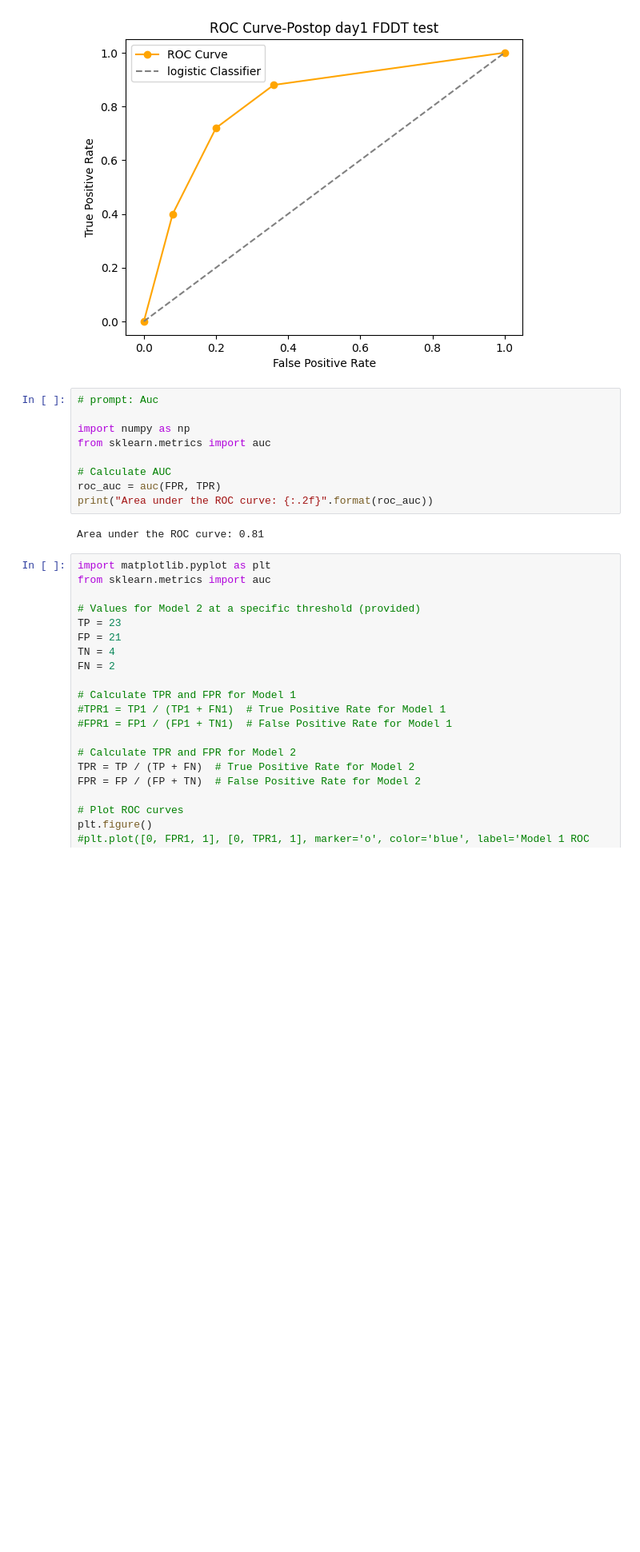
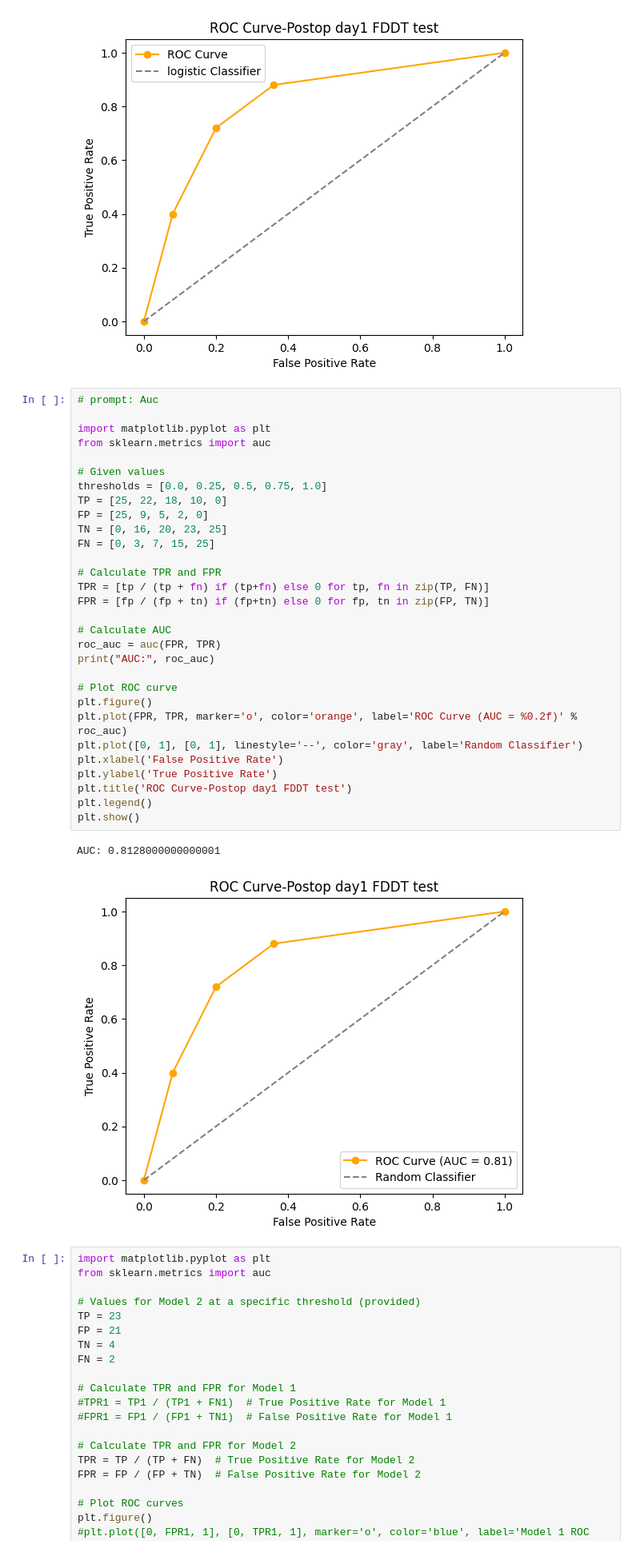
Before and after one commit to drskprabhakar/AI-ML-DL-colab-notebooks-coding-models, a Jupyter notebook: FDDT_roc_curve_1day_1_month_3month.ipynb, the cells around one changed output. Shown at 80% size. Cells and saved outputs as stored; diff of their text form; blank space fills up the shorter version.

```diff
--- a/FDDT_roc_curve_1day_1_month_3month.ipynb
+++ b/FDDT_roc_curve_1day_1_month_3month.ipynb
@@ -25,17 +25,39 @@ plt.legend()
 plt.show()
 # %% [output]
 [figure]
-# %%
-# prompt: Auc
-
-import numpy as np
-from sklearn.metrics import auc
-
-# Calculate AUC
-roc_auc = auc(FPR, TPR)
-print("Area under the ROC curve: {:.2f}".format(roc_auc))
-# %% [output]
-Area under the ROC curve: 0.81
+# %%
+# prompt: Auc
+
+import matplotlib.pyplot as plt
+from sklearn.metrics import auc
+
+# Given values
+thresholds = [0.0, 0.25, 0.5, 0.75, 1.0]
+TP = [25, 22, 18, 10, 0]
+FP = [25, 9, 5, 2, 0]
+TN = [0, 16, 20, 23, 25]
+FN = [0, 3, 7, 15, 25]
+
+# Calculate TPR and FPR
+TPR = [tp / (tp + fn) if (tp+fn) else 0 for tp, fn in zip(TP, FN)]
+FPR = [fp / (fp + tn) if (fp+tn) else 0 for fp, tn in zip(FP, TN)]
+
+# Calculate AUC
+roc_auc = auc(FPR, TPR)
+print("AUC:", roc_auc)
+
+# Plot ROC curve
+plt.figure()
+plt.plot(FPR, TPR, marker='o', color='orange', label='ROC Curve (AUC = %0.2f)' % roc_auc)
+plt.plot([0, 1], [0, 1], linestyle='--', color='gray', label='Random Classifier')
+plt.xlabel('False Positive Rate')
+plt.ylabel('True Positive Rate')
+plt.title('ROC Curve-Postop day1 FDDT test')
+plt.legend()
+plt.show()
+# %% [output]
+AUC: 0.8128000000000001
+[figure, added]
 # %%
 import matplotlib.pyplot as plt
 from sklearn.metrics import auc
```
Also changed, not shown: parts of 5 cells of this notebook.
